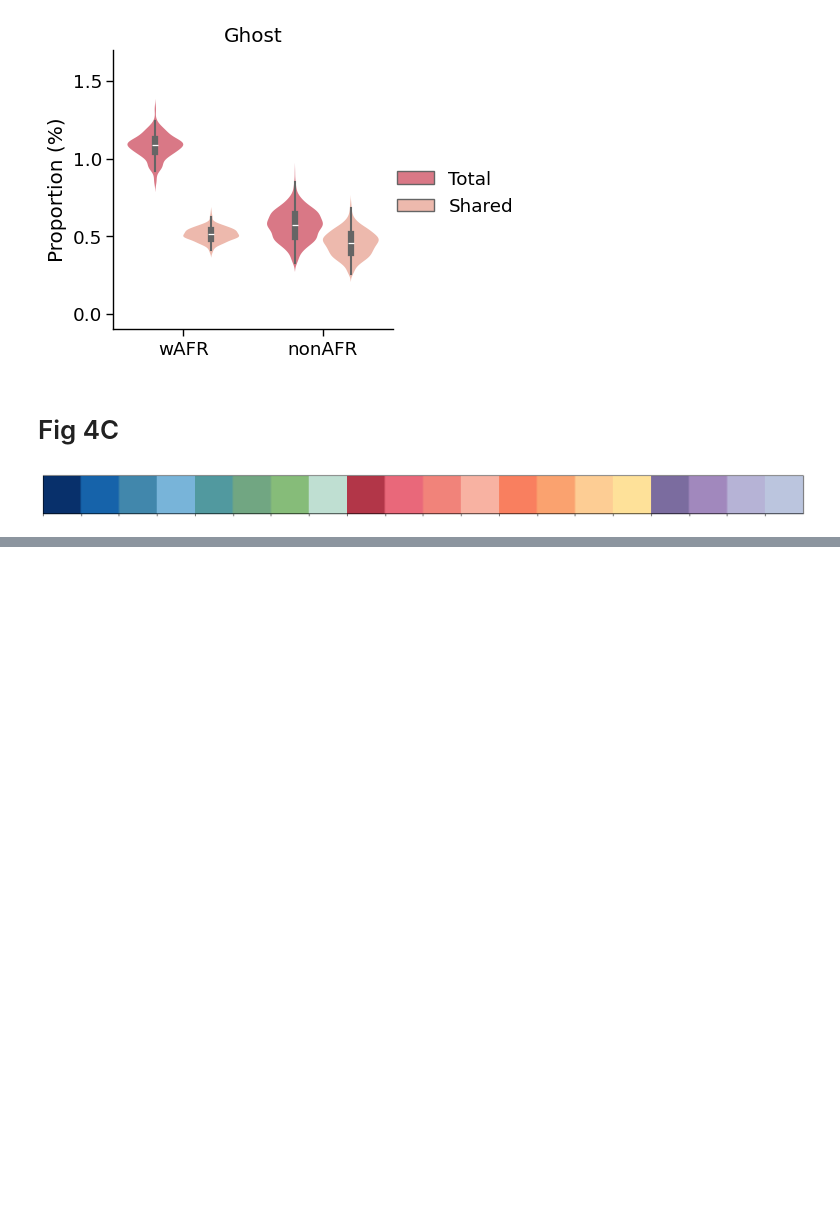
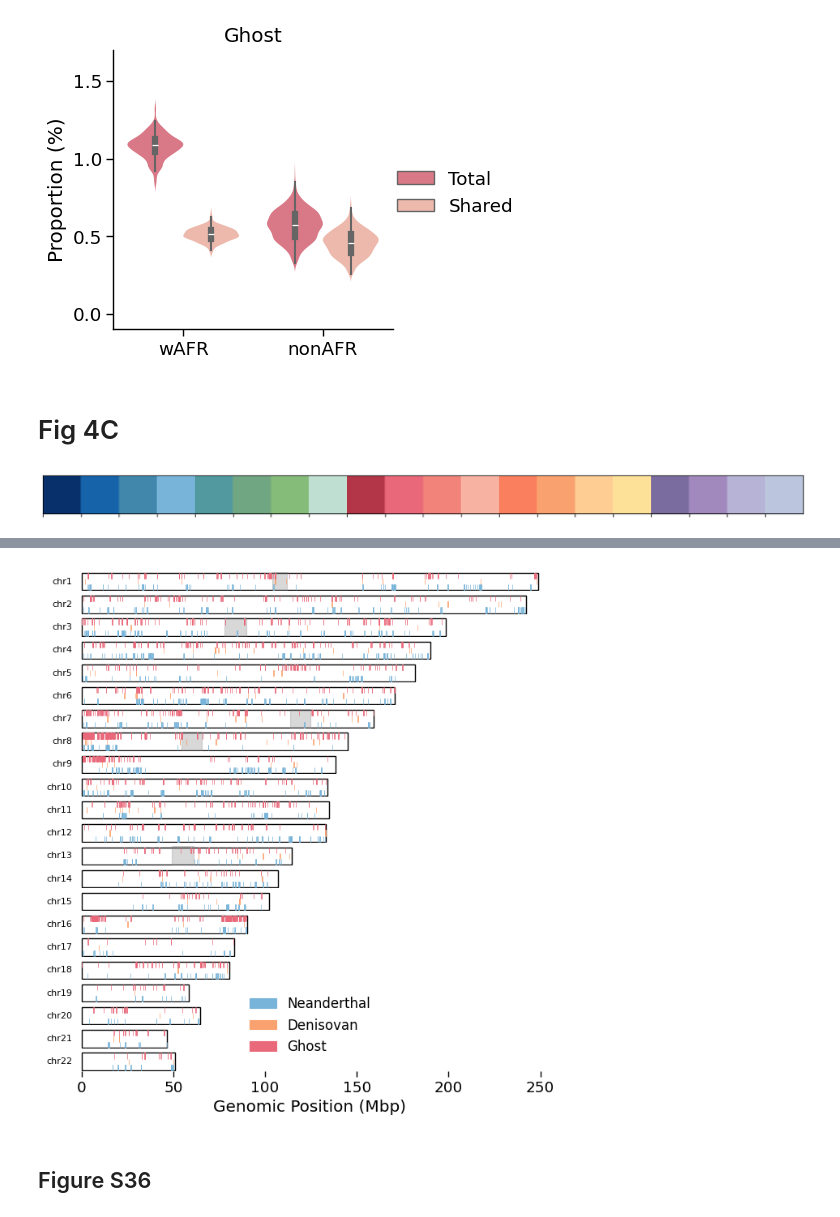
Before and after one commit to yulinzhang9806/trace_paper, a Jupyter notebook: plot_main.ipynb, the cells around one changed output, grey strips where cells are left out. Cells and saved outputs as stored; diff of their text form; code cells hidden in the pictures; blank space fills up the shorter version.

```diff
--- a/plot_main.ipynb
+++ b/plot_main.ipynb
@@ -659,0 +672,11 @@ plt.title('Super-Archaic Simulation');
+# %%
+# Reading in some data for plotting various tasks
+chrom_size_df = pl.read_csv("trace_zenodo/data/metadata/hg38.chrom.sizes", has_header=False, separator="\t")
+chrom_size_df.columns = ['chrom', 'size']
+
+deserts_df = pl.read_csv('trace_zenodo/data/metadata/archaic_deserts.tsv', separator=" ")
+deserts_df.columns = ['chrom', 'start', 'end', 'type']
+
+centromere_df = pl.read_csv('trace_zenodo/data/metadata/centromeres_grch38.singer_exclude_regions.bed', has_header=False, separator="\t")
+centromere_df.columns = ['chrom', 'start', 'end', 'type']
+centromere_df.head()
@@ -659,0 +730,46 @@ plt.title('Super-Archaic Simulation');
+# %%
+from matplotlib.patches import Patch, Rectangle
+from matplotlib.colors import to_rgba_array
+
+fig, axs, m = Figure_utils().create_ideogram(chrom_df=chrom_size_df, layout='tight', sharex=True, figsize=(8,8))
+
+axs = Figure_utils().draw_deserts(axs, deserts_df=deserts_df, color='gray', alpha=0.3)
+axs = Figure_utils().draw_deserts(axs, deserts_df=centromere_df, category='centromere', color='white', zorder=-10)
+axs = Figure_utils().draw_deserts(axs, deserts_df=centromere_df, category='singer', color='white', zorder=-10)
+for i in tqdm(range(1,23)):
+    axs[i-1].set_ylabel(f'chr{i}', rotation=0, va='center', ha='right', fontsize=8, labelpad=-12)
+    nea_segments = tot_df.filter(pl.col('chromosome') == f'chr{i}').filter(pl.col('assign_label') == 'NEA')
+    den_segments = tot_df.filter(pl.col('chromosome') == f'chr{i}').filter(pl.col('assign_label') == 'DEN')
+    ghost_segments = tot_df.filter(pl.col('chromosome') == f'chr{i}').filter(pl.col('assign_label') == 'Ghost')
+
+    for s,e in zip(nea_segments['start'].to_numpy(), nea_segments['end'].to_numpy()):
+        axs[i-1].add_patch(plt.Rectangle((s/1e6, 0), (e-s)/1e6, 1/3-1e-6, lw=0.5, ec=cls[3], fc=cls[3]))
+    for s,e in zip(den_segments['start'].to_numpy(), den_segments['end'].to_numpy()):
+        axs[i-1].add_patch(plt.Rectangle((s/1e6, 1/3), (e-s)/1e6, 1/3, lw=0.5, ec=cls[13], fc=cls[13]))
+    for s,e in zip(ghost_segments['start'].to_numpy(), ghost_segments['end'].to_numpy()):
+        # print(s,e)
+        axs[i-1].add_patch(plt.Rectangle((s/1e6, 2/3), (e-s)/1e6, 1/3-1e-6, lw=0.5, ec=cls[9], fc=cls[9]))
+
+legend_elements = [Patch(facecolor=cls[3], edgecolor=cls[3],
+                         label='Neanderthal'),
+                   Patch(facecolor=cls[13], edgecolor=cls[13],
+                         label='Denisovan'),
+                   Patch(facecolor=cls[9], edgecolor=cls[9],
+                         label='Ghost')]
+
+# Create the legend
+axs[-2].legend(handles=legend_elements, fontsize=12,
+               bbox_to_anchor=(0.5, 1.2),
+               loc='center', frameon=False).set_zorder(1000)
+
+# Create x-ticks
+axs[-1].set_xticks([0, 50, 100, 150, 200, 250]);
+axs[-1].set_xticks([0, 50, 100, 150, 200, 250])
+for ax in axs[:-1]:
+    [label.set_visible(False) for label in ax.get_xticklabels()]
+    ax.tick_params(color='w', grid_color='none')
+axs[-1].set_xlabel('Genomic Position (Mbp)');
+# %% [output]
+[figure, added]
+# %% [markdown]
+## Figure S36
```
Also changed, not shown: parts of 16 cells of this notebook.
